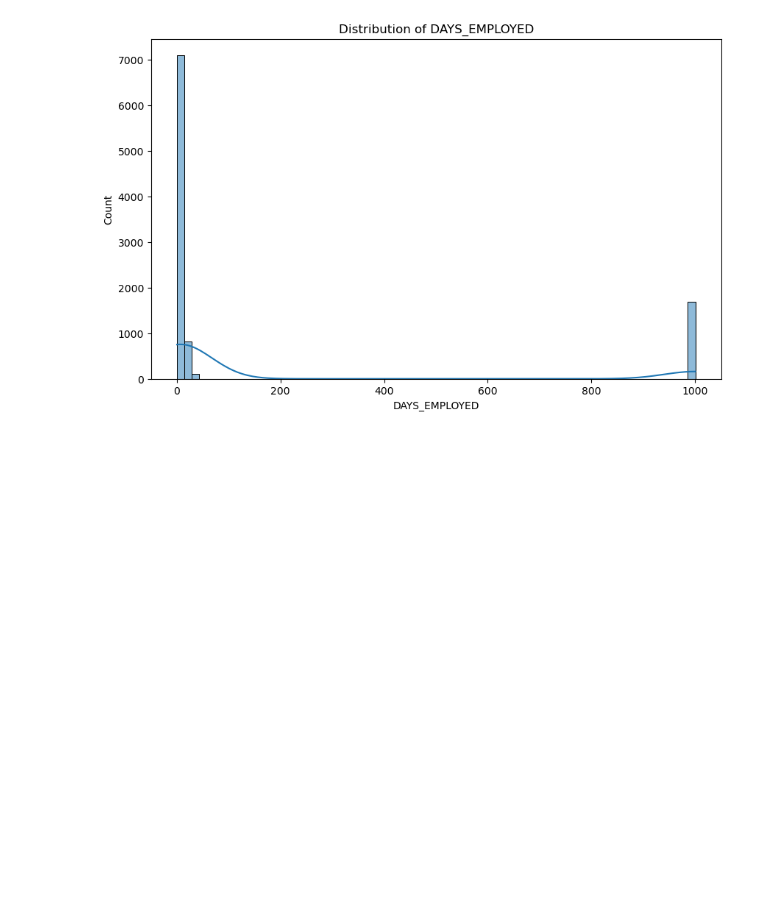
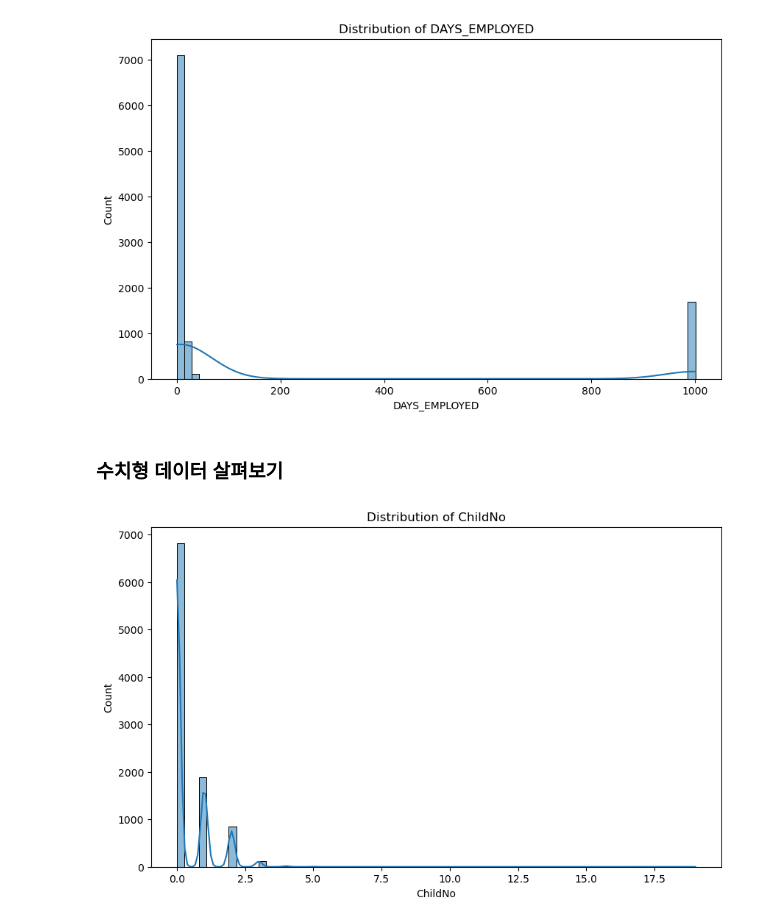
Before and after one commit to tmdcksdl/ML_Credit_Project, a Jupyter notebook: ML_Project/ML_Project2.ipynb, the cells around one changed output. Drawn from its saved outputs; the diff is of its cells as text; code cells hidden in the pictures; blank space fills up the shorter version.

Commit message:
data histplot

```diff
--- a/ML_Project/ML_Project2.ipynb
+++ b/ML_Project/ML_Project2.ipynb
@@ -1361,3 +1361,13 @@ plt.title('Distribution of DAYS_EMPLOYED')
 plt.show()
 # %% [output]
 [figure]
+# %% [markdown]
+### 수치형 데이터 살펴보기
+# %%
+plt.figure(figsize=(10, 6))
+sns.histplot(data=merge_df3, x='ChildNo', bins=70, kde=True)
+plt.xlabel('ChildNo')
+plt.title('Distribution of ChildNo')
+plt.show()
+# %% [output]
+[figure, added]
```
Also changed, not shown: parts of 2 cells of this notebook.
